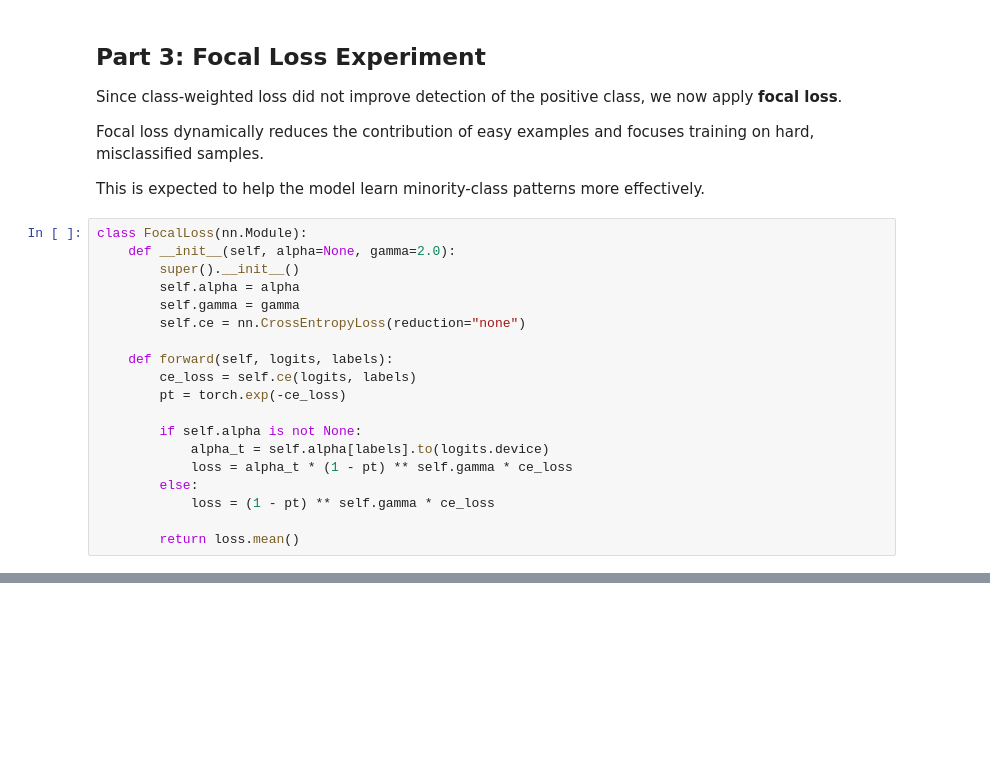
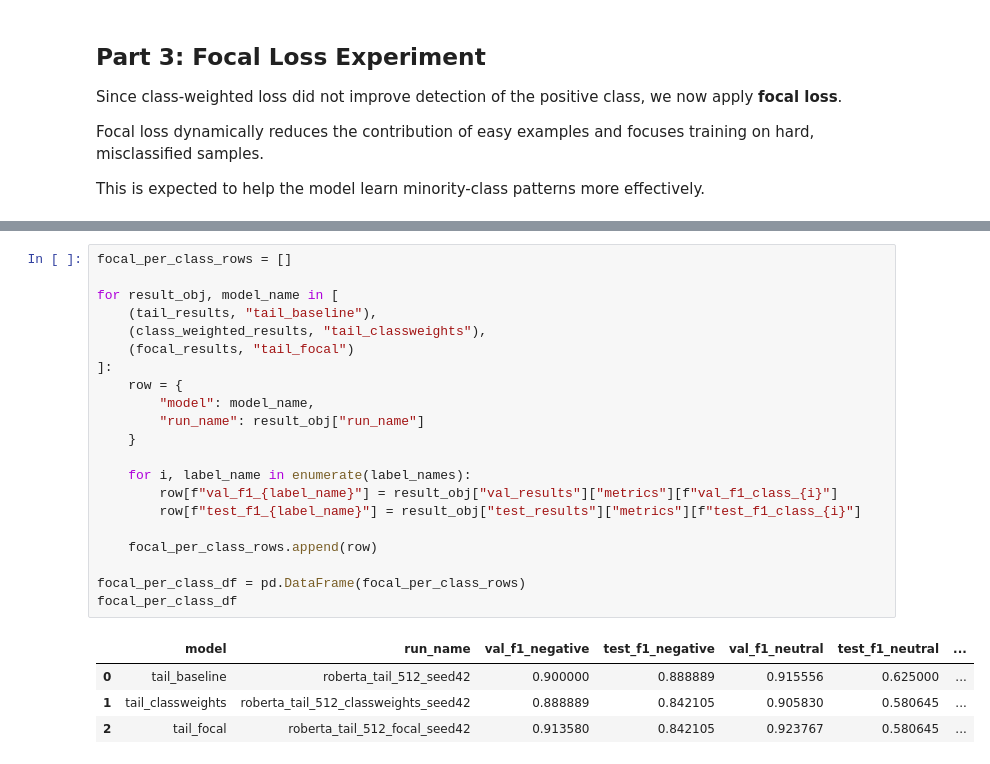
Before and after one commit to sulucay01/DI725-assignment1, a Jupyter notebook: notebooks/03_modeling_baseline.ipynb, the cells around one changed output, grey strips where cells are left out. Cells and saved outputs as stored; diff of their text form; blank space fills up the shorter version.

Commit message:
Add imbalance handling experiments with focal loss

```diff
--- a/notebooks/03_modeling_baseline.ipynb
+++ b/notebooks/03_modeling_baseline.ipynb
@@ -1631,22 +1631,3 @@ Since class-weighted loss did not improve detection of the positive class, we no
 Focal loss dynamically reduces the contribution of easy examples and focuses training on hard, misclassified samples.
 
 This is expected to help the model learn minority-class patterns more effectively.
-# %%
-class FocalLoss(nn.Module):
-    def __init__(self, alpha=None, gamma=2.0):
-        super().__init__()
-        self.alpha = alpha
-        self.gamma = gamma
-        self.ce = nn.CrossEntropyLoss(reduction="none")
-
-    def forward(self, logits, labels):
-        ce_loss = self.ce(logits, labels)
-        pt = torch.exp(-ce_loss)
-
-        if self.alpha is not None:
-            alpha_t = self.alpha[labels].to(logits.device)
-            loss = alpha_t * (1 - pt) ** self.gamma * ce_loss
-        else:
-            loss = (1 - pt) ** self.gamma * ce_loss
-
-        return loss.mean()
@@ -1670,0 +1835,26 @@ class FocalTrainer(Trainer):
+# %%
+focal_per_class_rows = []
+
+for result_obj, model_name in [
+    (tail_results, "tail_baseline"),
+    (class_weighted_results, "tail_classweights"),
+    (focal_results, "tail_focal")
+]:
+    row = {
+        "model": model_name,
+        "run_name": result_obj["run_name"]
+    }
+
+    for i, label_name in enumerate(label_names):
+        row[f"val_f1_{label_name}"] = result_obj["val_results"]["metrics"][f"val_f1_class_{i}"]
+        row[f"test_f1_{label_name}"] = result_obj["test_results"]["metrics"][f"test_f1_class_{i}"]
+
+    focal_per_class_rows.append(row)
+
+focal_per_class_df = pd.DataFrame(focal_per_class_rows)
+focal_per_class_df
+# %% [output]
+|  | model | run_name | val_f1_negative | test_f1_negative | val_f1_neutral | test_f1_neutral | ... |
+| 0 | tail_baseline | roberta_tail_512_seed42 | 0.900000 | 0.888889 | 0.915556 | 0.625000 | ... |
+| 1 | tail_classweights | roberta_tail_512_classweights_seed42 | 0.888889 | 0.842105 | 0.905830 | 0.580645 | ... |
+| 2 | tail_focal | roberta_tail_512_focal_seed42 | 0.913580 | 0.842105 | 0.923767 | 0.580645 | ... |
```
Also changed, not shown: parts of 4 cells of this notebook.
